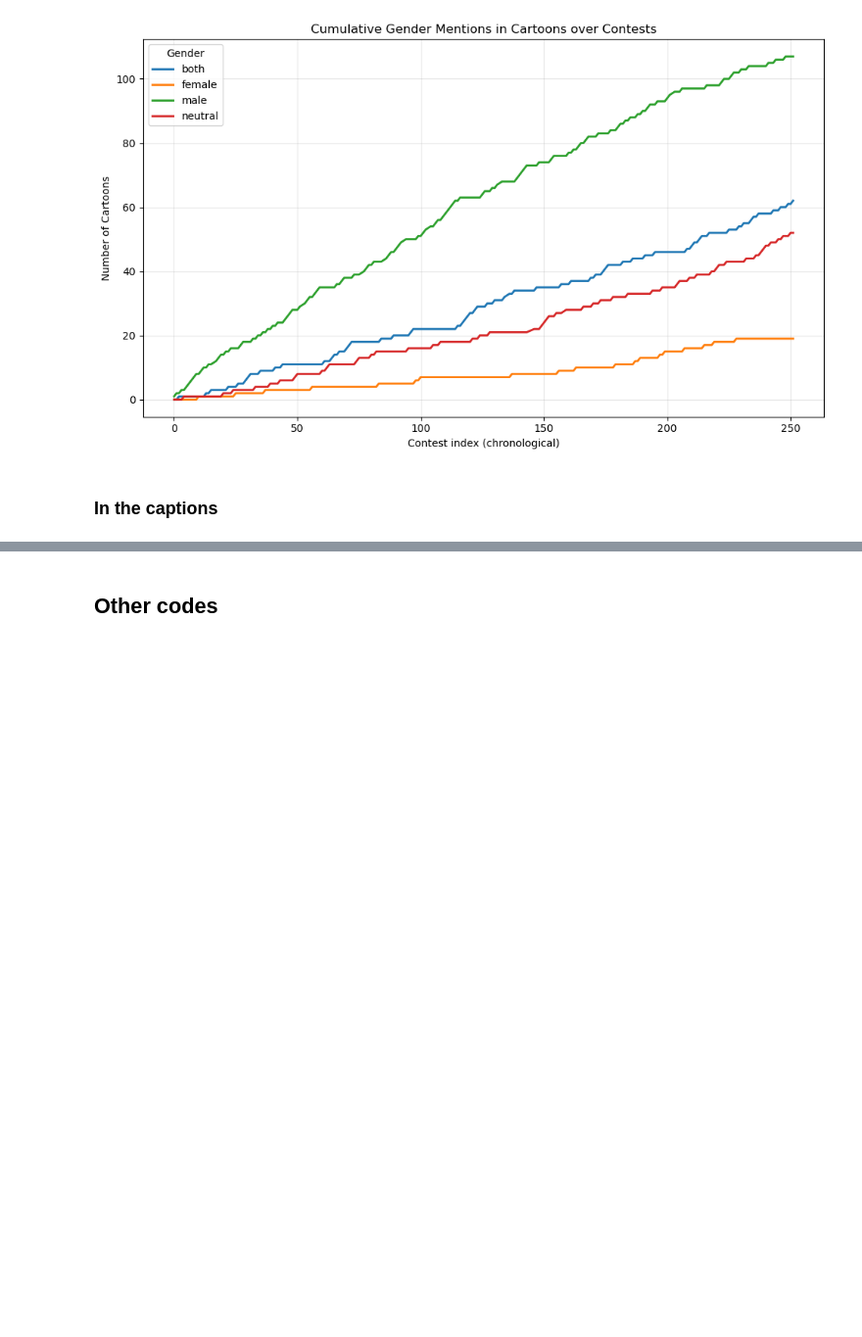
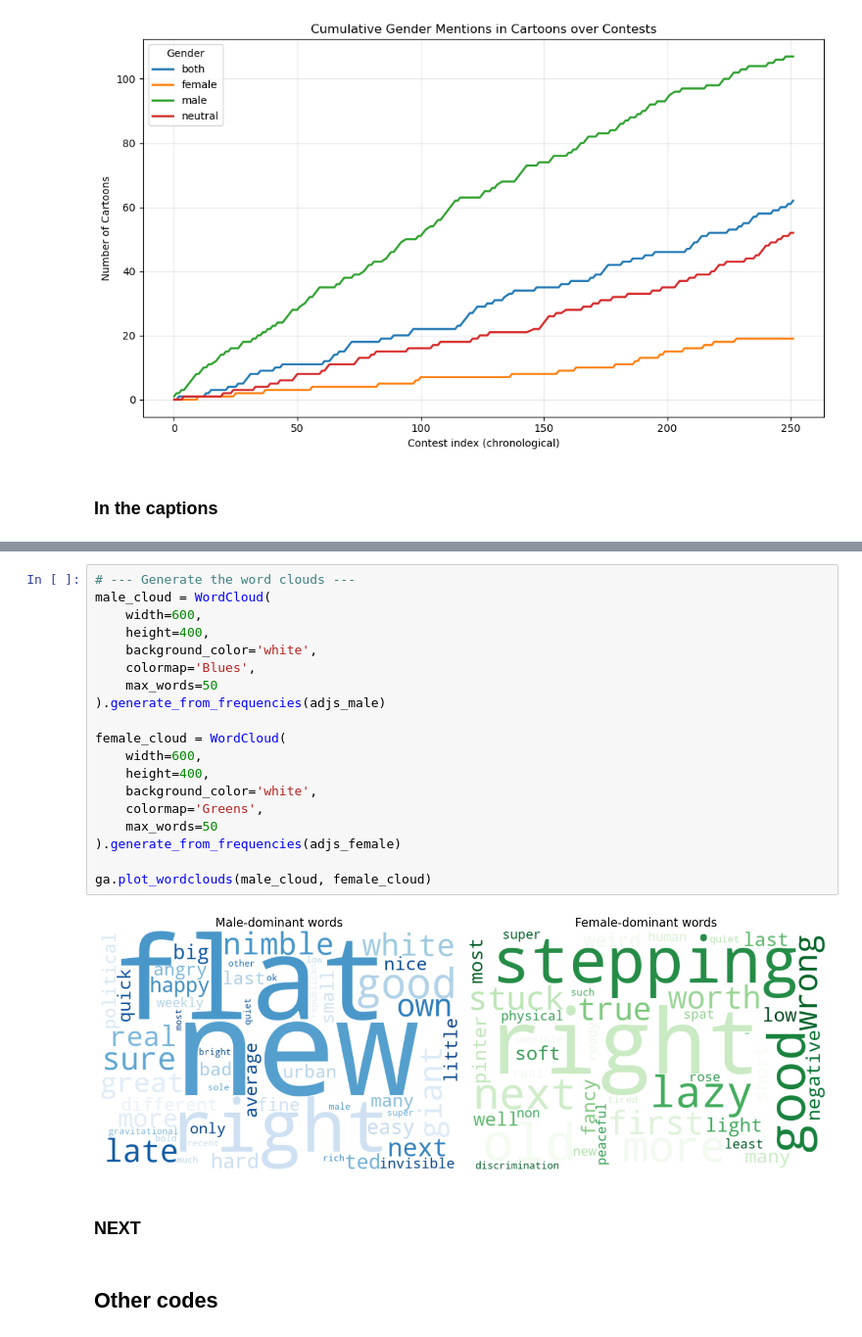
Before and after one commit to epfl-ada/ada-2025-project-adacore42, a Jupyter notebook: _Other/amelie_analysis/gender_rolesV2.ipynb, the cells around one changed output, grey strips where cells are left out. Shown at 98% size. Drawn from its saved outputs; the diff is of its cells as text; blank space fills up the shorter version.

```diff
--- a/_Other/amelie_analysis/gender_rolesV2.ipynb
+++ b/_Other/amelie_analysis/gender_rolesV2.ipynb
@@ -251,2 +282,25 @@ nlp = spacy.load("en_core_web_sm")
+# %%
+# --- Generate the word clouds ---
+male_cloud = WordCloud(
+    width=600,
+    height=400,
+    background_color='white',
+    colormap='Blues',
+    max_words=50
+).generate_from_frequencies(adjs_male)
+
+female_cloud = WordCloud(
+    width=600,
+    height=400,
+    background_color='white',
+    colormap='Greens',
+    max_words=50
+).generate_from_frequencies(adjs_female)
+
+ga.plot_wordclouds(male_cloud, female_cloud)
+# %% [output]
+[figure, added]
+# %% [markdown]
+### NEXT
 # %% [markdown]
 ## Other codes
```
Also changed, not shown: parts of 17 cells of this notebook, 1 other file.
